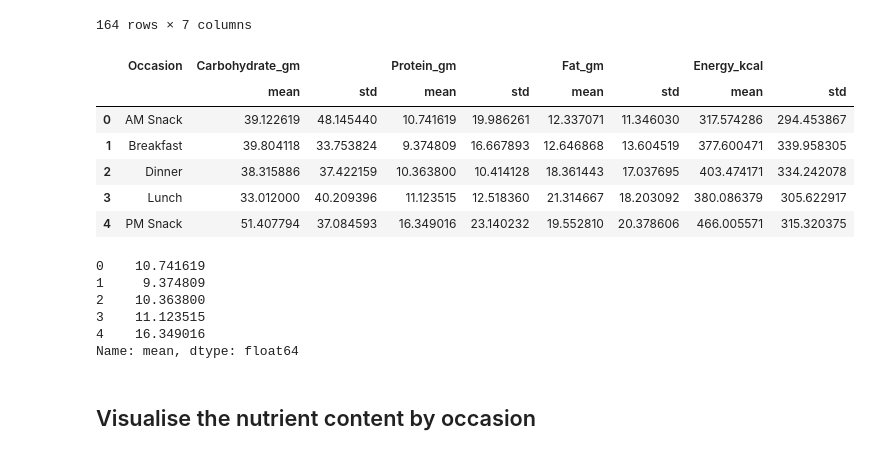
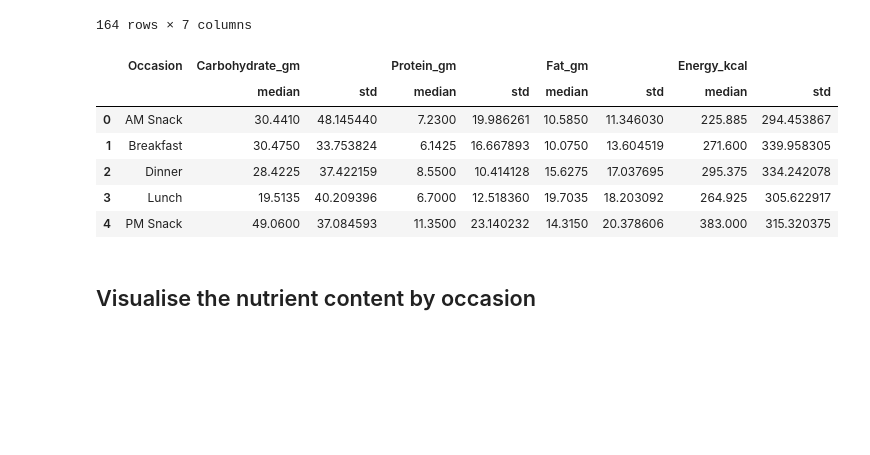
Before and after one commit to rochiecuevas/FoodChoice, a Jupyter notebook: Nutrition_data_WB.ipynb, the cells around one changed output. Drawn from its saved outputs; the diff is of its cells as text; code cells hidden in the pictures; blank space fills up the shorter version.

```diff
--- a/Nutrition_data_WB.ipynb
+++ b/Nutrition_data_WB.ipynb
@@ -99,25 +99,16 @@ df3
 | 163 | 164 | Yoghurt | 100.0 | 4.400 | 3.200 | 4.100 | 67.00 |
 164 rows × 7 columns
 # %%
-# Calculate nutrition content per occasion (mean and sd of dishes)
-df4 = df2.groupby("Occasion")[["Carbohydrate_gm", "Protein_gm", "Fat_gm", "Energy_kcal"]].agg([np.mean, np.std]).reset_index()
+# Calculate nutrition content per occasion (median and sd of dishes)
+df4 = df2.groupby("Occasion")[["Carbohydrate_gm", "Protein_gm", "Fat_gm", "Energy_kcal"]].agg([np.median, np.std]).reset_index()
 df4
 # %% [output]
 |  | Occasion | Carbohydrate_gm |  | Protein_gm |  | Fat_gm |  | Energy_kcal |  |
-|  |  | mean | std | mean | std | mean | std | mean | std |
-| 0 | AM Snack | 39.122619 | 48.145440 | 10.741619 | 19.986261 | 12.337071 | 11.346030 | 317.574286 | 294.453867 |
-| 1 | Breakfast | 39.804118 | 33.753824 | 9.374809 | 16.667893 | 12.646868 | 13.604519 | 377.600471 | 339.958305 |
-| 2 | Dinner | 38.315886 | 37.422159 | 10.363800 | 10.414128 | 18.361443 | 17.037695 | 403.474171 | 334.242078 |
-| 3 | Lunch | 33.012000 | 40.209396 | 11.123515 | 12.518360 | 21.314667 | 18.203092 | 380.086379 | 305.622917 |
-| 4 | PM Snack | 51.407794 | 37.084593 | 16.349016 | 23.140232 | 19.552810 | 20.378606 | 466.005571 | 315.320375 |
+|  |  | median | std | median | std | median | std | median | std |
+| 0 | AM Snack | 30.4410 | 48.145440 | 7.2300 | 19.986261 | 10.5850 | 11.346030 | 225.885 | 294.453867 |
+| 1 | Breakfast | 30.4750 | 33.753824 | 6.1425 | 16.667893 | 10.0750 | 13.604519 | 271.600 | 339.958305 |
+| 2 | Dinner | 28.4225 | 37.422159 | 8.5500 | 10.414128 | 15.6275 | 17.037695 | 295.375 | 334.242078 |
+| 3 | Lunch | 19.5135 | 40.209396 | 6.7000 | 12.518360 | 19.7035 | 18.203092 | 264.925 | 305.622917 |
+| 4 | PM Snack | 49.0600 | 37.084593 | 11.3500 | 23.140232 | 14.3150 | 20.378606 | 383.000 | 315.320375 |
-# %%
-df4["Protein_gm"]["mean"]
-# %% [output]
-0    10.741619
-1     9.374809
-2    10.363800
-3    11.123515
-4    16.349016
-Name: mean, dtype: float64
 # %% [markdown]
 ## Visualise the nutrient content by occasion
```
Also changed, not shown: parts of 10 cells of this notebook.
